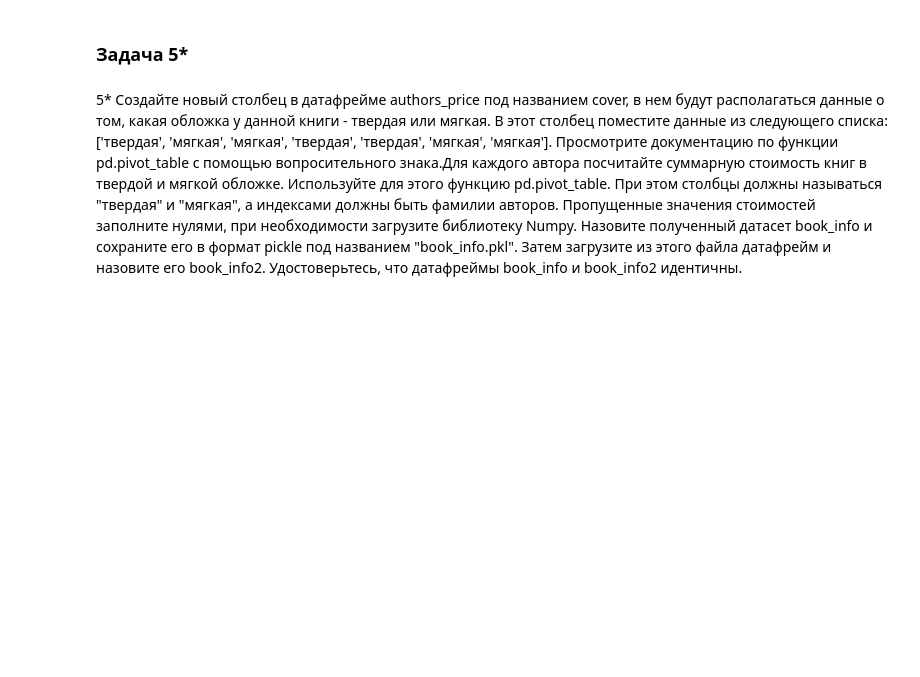
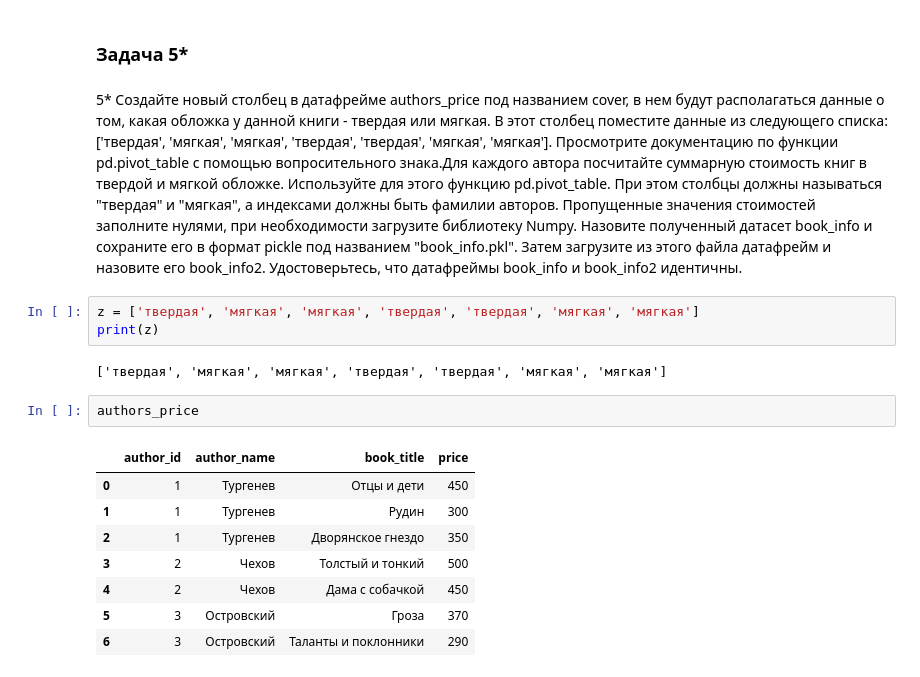
Before and after one commit to vit050587/Python-for-Data-Science, a Jupyter notebook: Lesson02.ipynb, the cells around one changed output. Drawn from its saved outputs; the diff is of its cells as text; blank space fills up the shorter version.

```diff
--- a/Lesson02.ipynb
+++ b/Lesson02.ipynb
@@ -43,3 +202,19 @@
 ### Задача 5*
 # %% [markdown]
 5* Создайте новый столбец в датафрейме authors_price под названием cover, в нем будут располагаться данные о том, какая обложка у данной книги - твердая или мягкая. В этот столбец поместите данные из следующего списка: ['твердая', 'мягкая', 'мягкая', 'твердая', 'твердая', 'мягкая', 'мягкая']. Просмотрите документацию по функции pd.pivot_table с помощью вопросительного знака.Для каждого автора посчитайте суммарную стоимость книг в твердой и мягкой обложке. Используйте для этого функцию pd.pivot_table. При этом столбцы должны называться "твердая" и "мягкая", а индексами должны быть фамилии авторов. Пропущенные значения стоимостей заполните нулями, при необходимости загрузите библиотеку Numpy. Назовите полученный датасет book_info и сохраните его в формат pickle под названием "book_info.pkl". Затем загрузите из этого файла датафрейм и назовите его book_info2. Удостоверьтесь, что датафреймы book_info и book_info2 идентичны.
+# %%
+z = ['твердая', 'мягкая', 'мягкая', 'твердая', 'твердая', 'мягкая', 'мягкая']
+print(z)
+# %% [output]
+['твердая', 'мягкая', 'мягкая', 'твердая', 'твердая', 'мягкая', 'мягкая']
+# %%
+authors_price
+# %% [output]
+|  | author_id | author_name | book_title | price |
+| 0 | 1 | Тургенев | Отцы и дети | 450 |
+| 1 | 1 | Тургенев | Рудин | 300 |
+| 2 | 1 | Тургенев | Дворянское гнездо | 350 |
+| 3 | 2 | Чехов | Толстый и тонкий | 500 |
+| 4 | 2 | Чехов | Дама с собачкой | 450 |
+| 5 | 3 | Островский | Гроза | 370 |
+| 6 | 3 | Островский | Таланты и поклонники | 290 |
```
Also changed, not shown: parts of 29 cells of this notebook.
